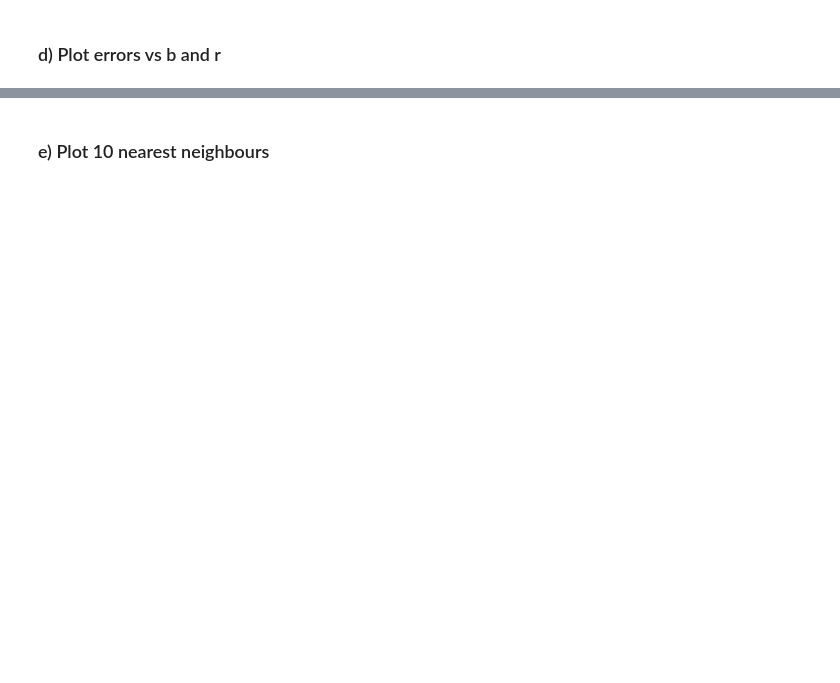
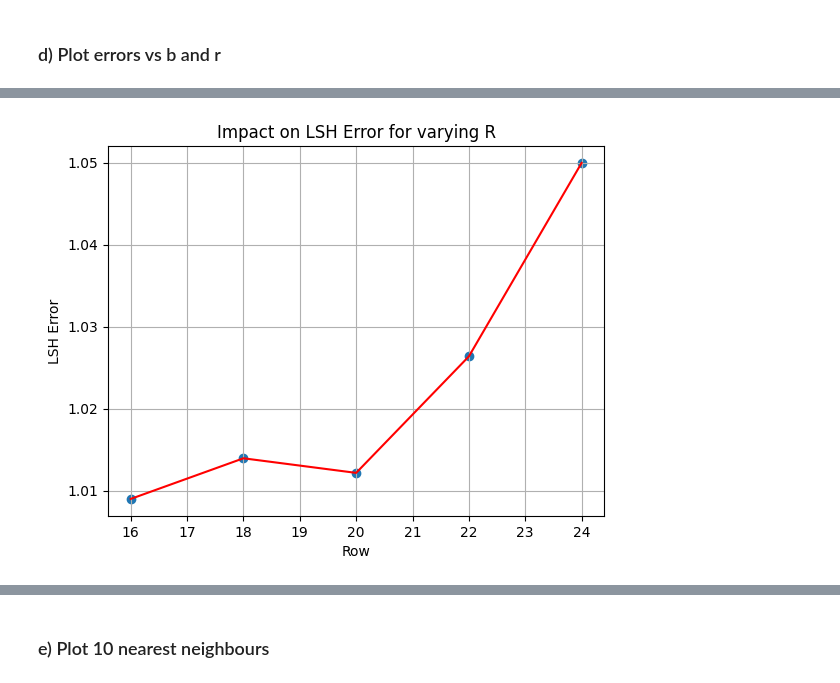
Before and after one commit to kina19131/DS_BigData-LSH, a Jupyter notebook: submit/MIE524_A3.ipynb, the cells around one changed output, grey strips where cells are left out. Drawn from its saved outputs; the diff is of its cells as text; code cells hidden in the pictures; blank space fills up the shorter version.

```diff
--- a/submit/MIE524_A3.ipynb
+++ b/submit/MIE524_A3.ipynb
@@ -174,0 +377,23 @@ def lsh_error( lsh_dist, linear_dist ):
+# %%
+## Plot LSH Error for Varying R
+
+import matplotlib.pyplot as plt
+
+r_val = [16, 18, 20, 22, 24]
+data1 = sum(error_r[16])
+data2 = sum(error_r[18])
+data3 = sum(error_r[20])
+data4 = sum(error_r[22])
+data5 = sum(error_r[24])
+data_pt =[data1, data2, data3, data4, data5]
+
+# Create the scatter plot
+plt.scatter(r_val, data_pt, marker='o')
+plt.plot(r_val, data_pt, linestyle='-', color='red', label='Lines')
+plt.xlabel('Row')
+plt.ylabel('LSH Error')
+plt.title('Impact on LSH Error for varying R')
+plt.grid(True)
+plt.show()
+# %% [output]
+[figure, added]
```
Also changed, not shown: parts of 32 cells of this notebook, 1 other file.
